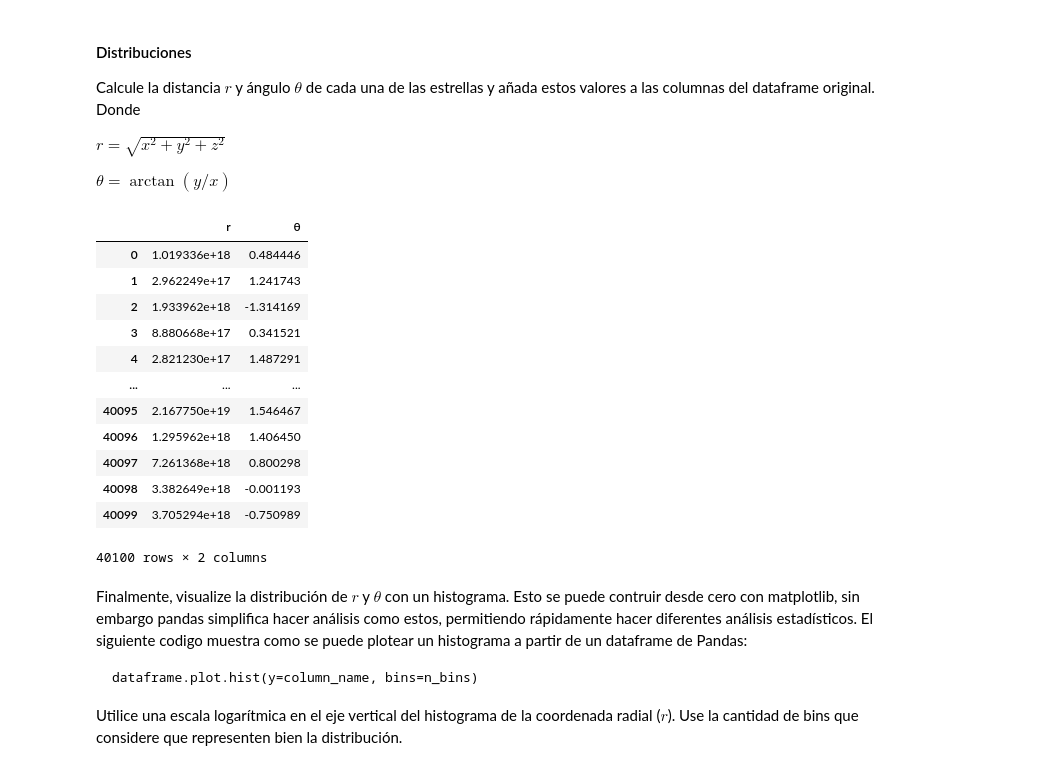
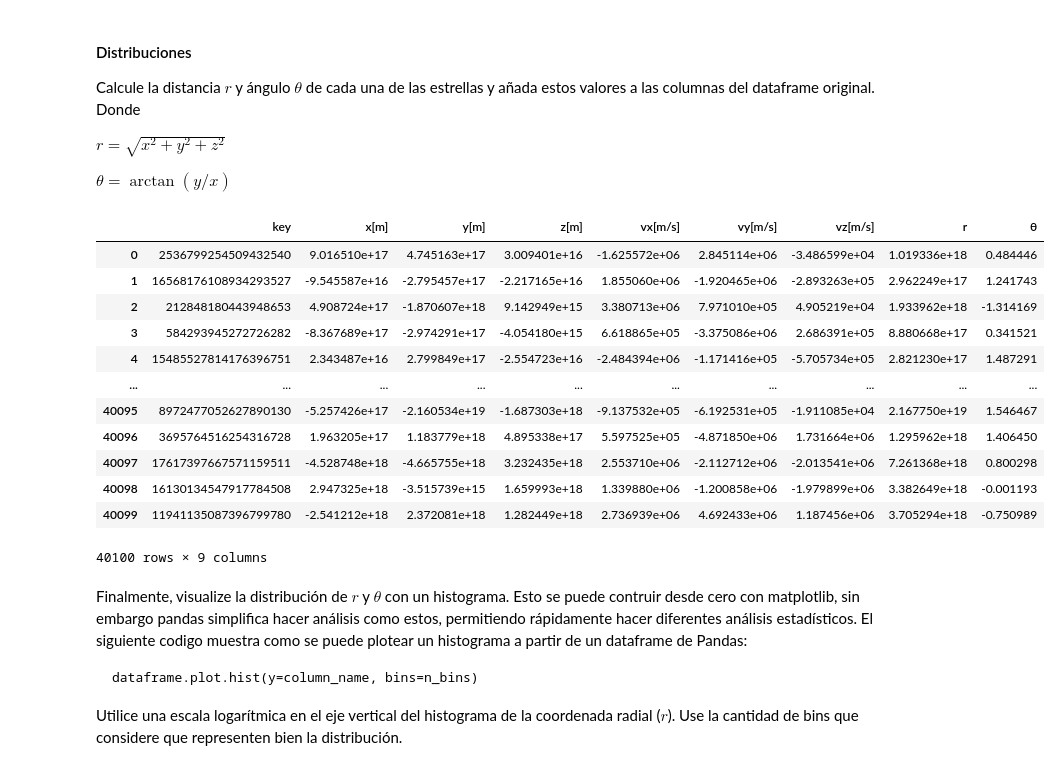
Before and after one commit to Cristobal-Gomez/Tarea-1, a Jupyter notebook: Tarea_1.ipynb, the cells around one changed output. Drawn from its saved outputs; the diff is of its cells as text; code cells hidden in the pictures.

```diff
--- a/Tarea_1.ipynb
+++ b/Tarea_1.ipynb
@@ -531,31 +526,34 @@ $θ = \arctan(y/x)$
 # %%
 def distancia(x, y, z):
   return np.sqrt(x**2 + y**2 + z**2)
 
 def angulo(x, y):
   return np.arctan(y/x)
 
 dicc = {
     "r" : distancia(df_galaxy['x[m]'], df_galaxy['y[m]'], df_galaxy['z[m]']),
     "θ" : angulo(df_galaxy['x[m]'], df_galaxy['y[m]'])
 }
 
 posicion = pd.DataFrame(dicc)
 posicion
+
+df_galaxy = pd.concat([df_galaxy, posicion], axis=1)
+df_galaxy
 # %% [output]
-|  | r | θ |
-| 0 | 1.019336e+18 | 0.484446 |
-| 1 | 2.962249e+17 | 1.241743 |
-| 2 | 1.933962e+18 | -1.314169 |
-| 3 | 8.880668e+17 | 0.341521 |
-| 4 | 2.821230e+17 | 1.487291 |
-| ... | ... | ... |
-| 40095 | 2.167750e+19 | 1.546467 |
-| 40096 | 1.295962e+18 | 1.406450 |
-| 40097 | 7.261368e+18 | 0.800298 |
-| 40098 | 3.382649e+18 | -0.001193 |
-| 40099 | 3.705294e+18 | -0.750989 |
+|  | key | x[m] | y[m] | z[m] | vx[m/s] | vy[m/s] | vz[m/s] | r | θ |
+| 0 | 2536799254509432540 | 9.016510e+17 | 4.745163e+17 | 3.009401e+16 | -1.625572e+06 | 2.845114e+06 | -3.486599e+04 | 1.019336e+18 | 0.484446 |
+| 1 | 16568176108934293527 | -9.545587e+16 | -2.795457e+17 | -2.217165e+16 | 1.855060e+06 | -1.920465e+06 | -2.893263e+05 | 2.962249e+17 | 1.241743 |
+| 2 | 212848180443948653 | 4.908724e+17 | -1.870607e+18 | 9.142949e+15 | 3.380713e+06 | 7.971010e+05 | 4.905219e+04 | 1.933962e+18 | -1.314169 |
+| 3 | 584293945272726282 | -8.367689e+17 | -2.974291e+17 | -4.054180e+15 | 6.618865e+05 | -3.375086e+06 | 2.686391e+05 | 8.880668e+17 | 0.341521 |
+| 4 | 15485527814176396751 | 2.343487e+16 | 2.799849e+17 | -2.554723e+16 | -2.484394e+06 | -1.171416e+05 | -5.705734e+05 | 2.821230e+17 | 1.487291 |
+| ... | ... | ... | ... | ... | ... | ... | ... | ... | ... |
+| 40095 | 8972477052627890130 | -5.257426e+17 | -2.160534e+19 | -1.687303e+18 | -9.137532e+05 | -6.192531e+05 | -1.911085e+04 | 2.167750e+19 | 1.546467 |
+| 40096 | 3695764516254316728 | 1.963205e+17 | 1.183779e+18 | 4.895338e+17 | 5.597525e+05 | -4.871850e+06 | 1.731664e+06 | 1.295962e+18 | 1.406450 |
+| 40097 | 17617397667571159511 | -4.528748e+18 | -4.665755e+18 | 3.232435e+18 | 2.553710e+06 | -2.112712e+06 | -2.013541e+06 | 7.261368e+18 | 0.800298 |
+| 40098 | 16130134547917784508 | 2.947325e+18 | -3.515739e+15 | 1.659993e+18 | 1.339880e+06 | -1.200858e+06 | -1.979899e+06 | 3.382649e+18 | -0.001193 |
+| 40099 | 11941135087396799780 | -2.541212e+18 | 2.372081e+18 | 1.282449e+18 | 2.736939e+06 | 4.692433e+06 | 1.187456e+06 | 3.705294e+18 | -0.750989 |
-40100 rows × 2 columns
+40100 rows × 9 columns
 # %% [markdown]
 Finalmente, visualize la distribución de $r$ y $\theta$ con un histograma. Esto se puede contruir desde cero con matplotlib, sin embargo pandas simplifica hacer análisis como estos, permitiendo rápidamente hacer diferentes análisis estadísticos. El siguiente codigo muestra como se puede plotear un histograma a partir de un dataframe de Pandas:
 
```
Also changed, not shown: parts of 3 cells of this notebook.
